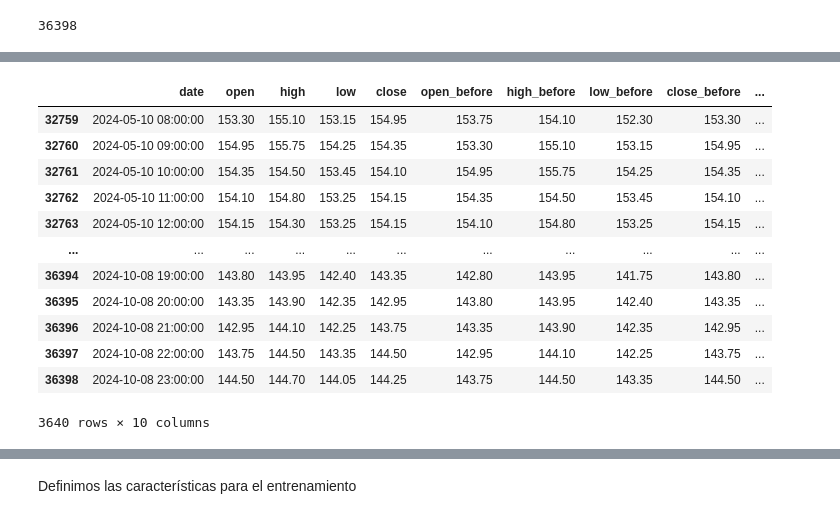
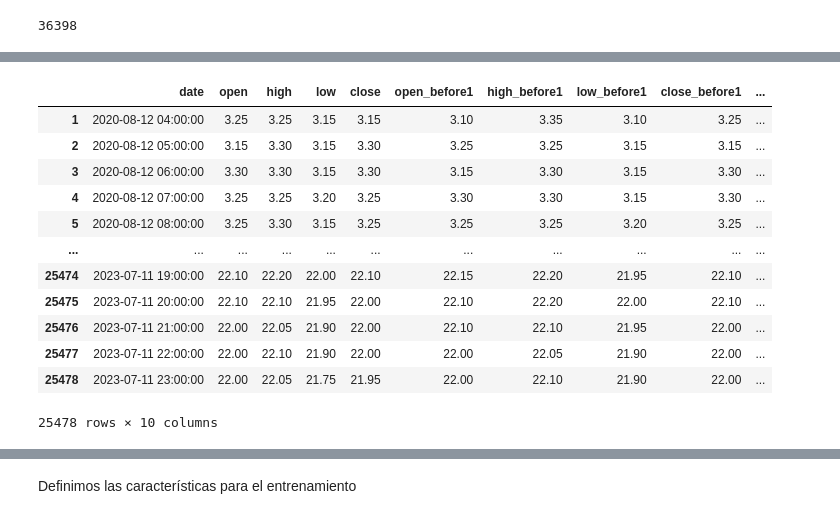
Before and after one commit to Raul-Gonzalez-M/TFG, a Jupyter notebook: codigo/MoreData/AlgoritmosSolanaHMoreData.ipynb, the cells around one changed output, grey strips where cells are left out. Cells and saved outputs as stored; diff of their text form; code cells hidden in the pictures.

```diff
--- a/codigo/MoreData/AlgoritmosSolanaHMoreData.ipynb
+++ b/codigo/MoreData/AlgoritmosSolanaHMoreData.ipynb
@@ -304,5 +296,6 @@ tamanio_xgb
 # %% [output]
 36398
 # %%
-df_train_xgb = df_xgb.copy().loc[0:int(tamanio_xgb*0.7)]
-df_train_xgb
+def createdftrain(df_aux):
+    tamanio_aux = df_aux.shape[0]
+    return df_aux.copy().loc[0:int(tamanio_aux*0.7)]
@@ -340,17 +305,0 @@ df_vali_xgb
-# %%
-df_test_xgb = df_xgb.copy().loc[int(tamanio_xgb*0.9 + 1):tamanio_xgb]
-df_test_xgb
-# %% [output]
-|  | date | open | high | low | close | open_before | high_before | low_before | close_before | ... |
-| 32759 | 2024-05-10 08:00:00 | 153.30 | 155.10 | 153.15 | 154.95 | 153.75 | 154.10 | 152.30 | 153.30 | ... |
-| 32760 | 2024-05-10 09:00:00 | 154.95 | 155.75 | 154.25 | 154.35 | 153.30 | 155.10 | 153.15 | 154.95 | ... |
-| 32761 | 2024-05-10 10:00:00 | 154.35 | 154.50 | 153.45 | 154.10 | 154.95 | 155.75 | 154.25 | 154.35 | ... |
-| 32762 | 2024-05-10 11:00:00 | 154.10 | 154.80 | 153.25 | 154.15 | 154.35 | 154.50 | 153.45 | 154.10 | ... |
-| 32763 | 2024-05-10 12:00:00 | 154.15 | 154.30 | 153.25 | 154.15 | 154.10 | 154.80 | 153.25 | 154.15 | ... |
-| ... | ... | ... | ... | ... | ... | ... | ... | ... | ... | ... |
-| 36394 | 2024-10-08 19:00:00 | 143.80 | 143.95 | 142.40 | 143.35 | 142.80 | 143.95 | 141.75 | 143.80 | ... |
-| 36395 | 2024-10-08 20:00:00 | 143.35 | 143.90 | 142.35 | 142.95 | 143.80 | 143.95 | 142.40 | 143.35 | ... |
-| 36396 | 2024-10-08 21:00:00 | 142.95 | 144.10 | 142.25 | 143.75 | 143.35 | 143.90 | 142.35 | 142.95 | ... |
-| 36397 | 2024-10-08 22:00:00 | 143.75 | 144.50 | 143.35 | 144.50 | 142.95 | 144.10 | 142.25 | 143.75 | ... |
-| 36398 | 2024-10-08 23:00:00 | 144.50 | 144.70 | 144.05 | 144.25 | 143.75 | 144.50 | 143.35 | 144.50 | ... |
-3640 rows × 10 columns
@@ -356,0 +310,17 @@ df_test_xgb
+# %%
+df_train_xgb = createdftrain(df_xgb)
+df_train_xgb
+# %% [output]
+|  | date | open | high | low | close | open_before1 | high_before1 | low_before1 | close_before1 | ... |
+| 1 | 2020-08-12 04:00:00 | 3.25 | 3.25 | 3.15 | 3.15 | 3.10 | 3.35 | 3.10 | 3.25 | ... |
+| 2 | 2020-08-12 05:00:00 | 3.15 | 3.30 | 3.15 | 3.30 | 3.25 | 3.25 | 3.15 | 3.15 | ... |
+| 3 | 2020-08-12 06:00:00 | 3.30 | 3.30 | 3.15 | 3.30 | 3.15 | 3.30 | 3.15 | 3.30 | ... |
+| 4 | 2020-08-12 07:00:00 | 3.25 | 3.25 | 3.20 | 3.25 | 3.30 | 3.30 | 3.15 | 3.30 | ... |
+| 5 | 2020-08-12 08:00:00 | 3.25 | 3.30 | 3.15 | 3.25 | 3.25 | 3.25 | 3.20 | 3.25 | ... |
+| ... | ... | ... | ... | ... | ... | ... | ... | ... | ... | ... |
+| 25474 | 2023-07-11 19:00:00 | 22.10 | 22.20 | 22.00 | 22.10 | 22.15 | 22.20 | 21.95 | 22.10 | ... |
+| 25475 | 2023-07-11 20:00:00 | 22.10 | 22.10 | 21.95 | 22.00 | 22.10 | 22.20 | 22.00 | 22.10 | ... |
+| 25476 | 2023-07-11 21:00:00 | 22.00 | 22.05 | 21.90 | 22.00 | 22.10 | 22.10 | 21.95 | 22.00 | ... |
+| 25477 | 2023-07-11 22:00:00 | 22.00 | 22.10 | 21.90 | 22.00 | 22.00 | 22.05 | 21.90 | 22.00 | ... |
+| 25478 | 2023-07-11 23:00:00 | 22.00 | 22.05 | 21.75 | 21.95 | 22.00 | 22.10 | 21.90 | 22.00 | ... |
+25478 rows × 10 columns
```
Also changed, not shown: parts of 9 cells of this notebook, 2 other files.
